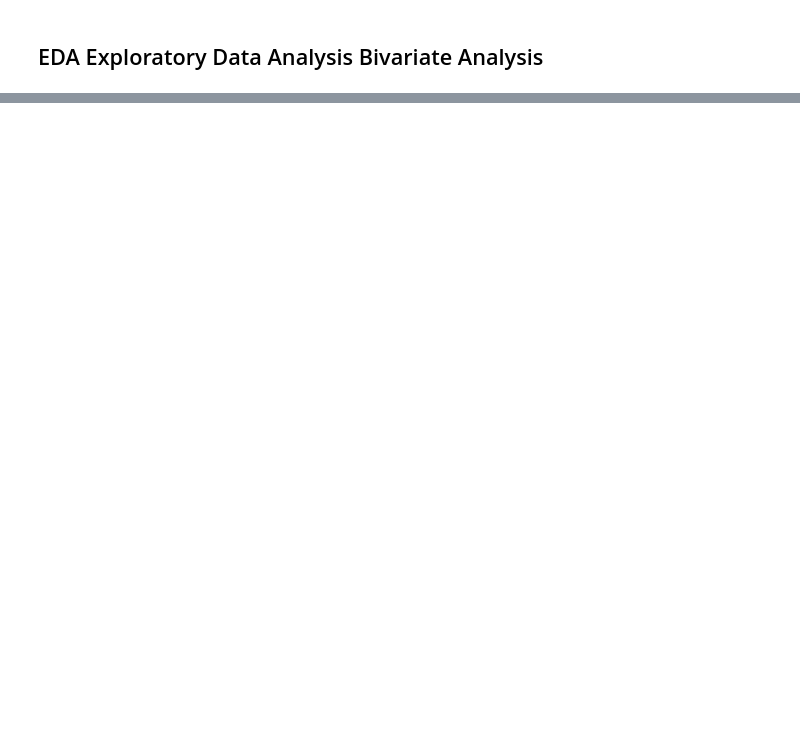
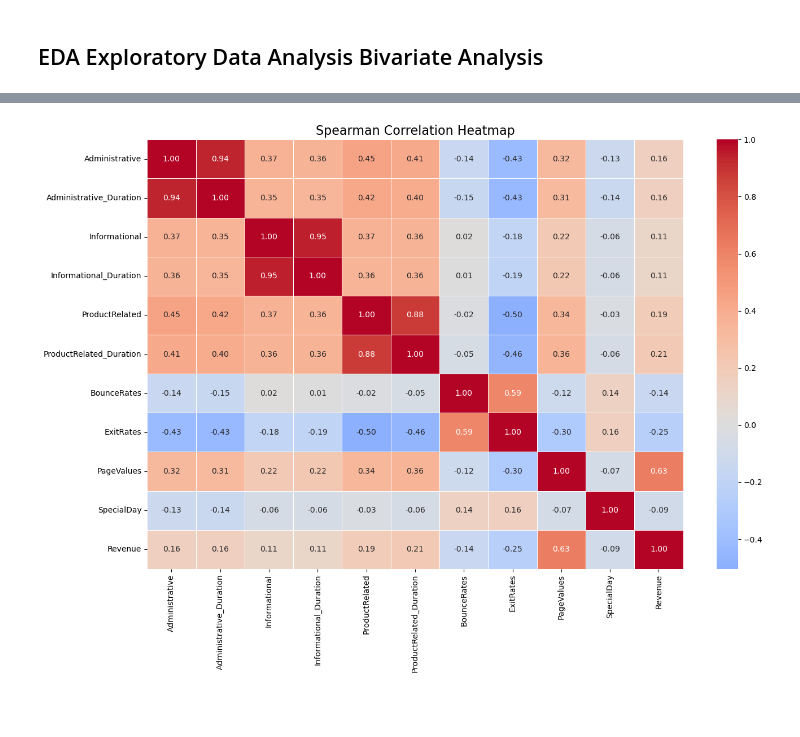
Before and after one commit to liaoxiaoyang3-prog/MLDP_project, a Jupyter notebook: MLDP.ipynb, the cells around one changed output, grey strips where cells are left out. Saved outputs shown, nothing was run; the diff lists cells and outputs as text; code cells hidden in the pictures; blank space fills up the shorter version.

Commit message:
i did line graph,bar and heat map for the bivariate EDA

```diff
--- a/MLDP.ipynb
+++ b/MLDP.ipynb
@@ -627,0 +778,28 @@ plt.show()
+# %%
+correlation_matrix = (
+    df_plot[numeric_cols + [TARGET]]
+    .corr(method="spearman")
+)
+
+plt.figure(figsize=(14, 10))
+
+sns.heatmap(
+    correlation_matrix,
+    annot=True,
+    fmt=".2f",
+    cmap="coolwarm",
+    center=0,
+    linewidths=0.5
+)
+
+plt.title(
+    "Spearman Correlation Heatmap",
+    fontsize=16
+)
+
+plt.tight_layout()
+plt.show()
+# %% [output]
+[figure, added]
+# %% [markdown]
+##
```
Also changed, not shown: parts of 3 cells of this notebook.
